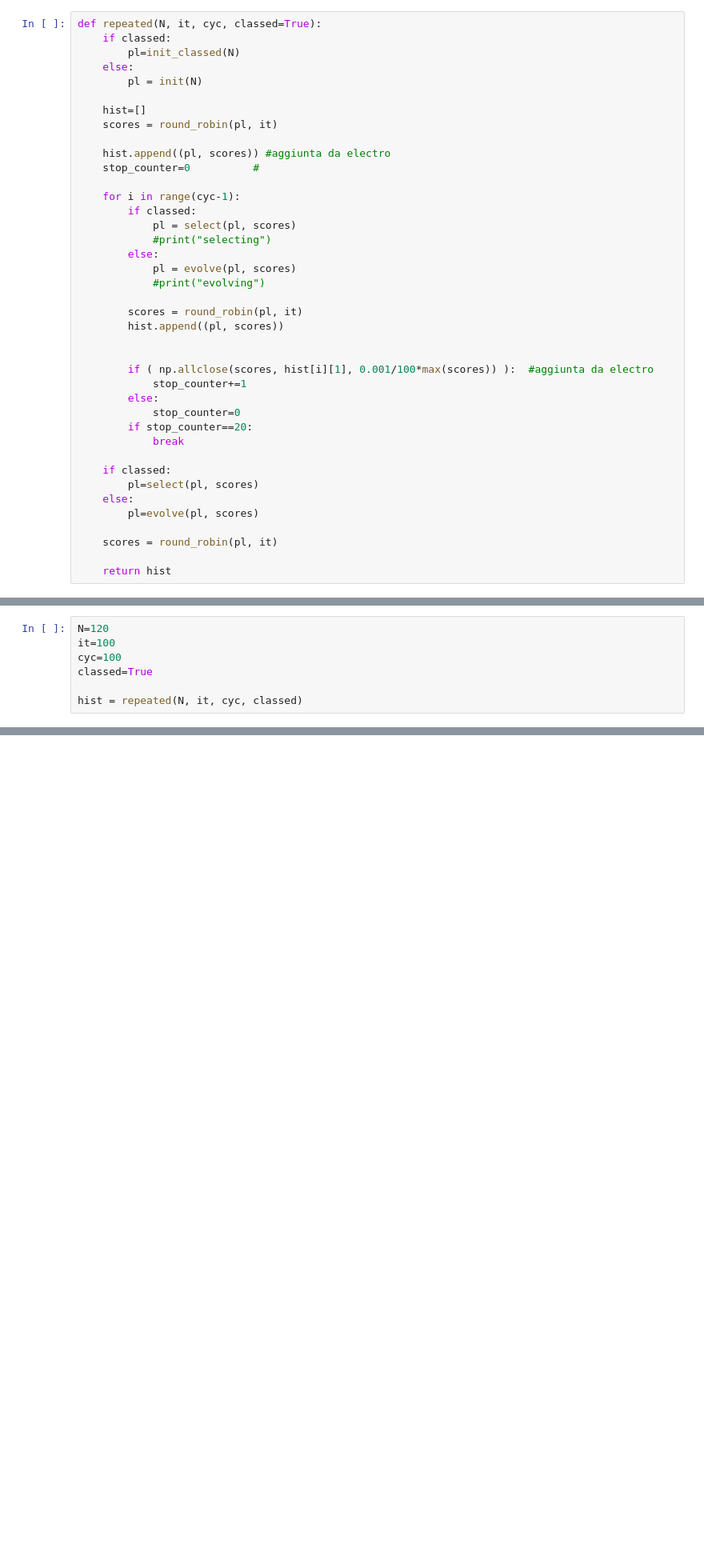
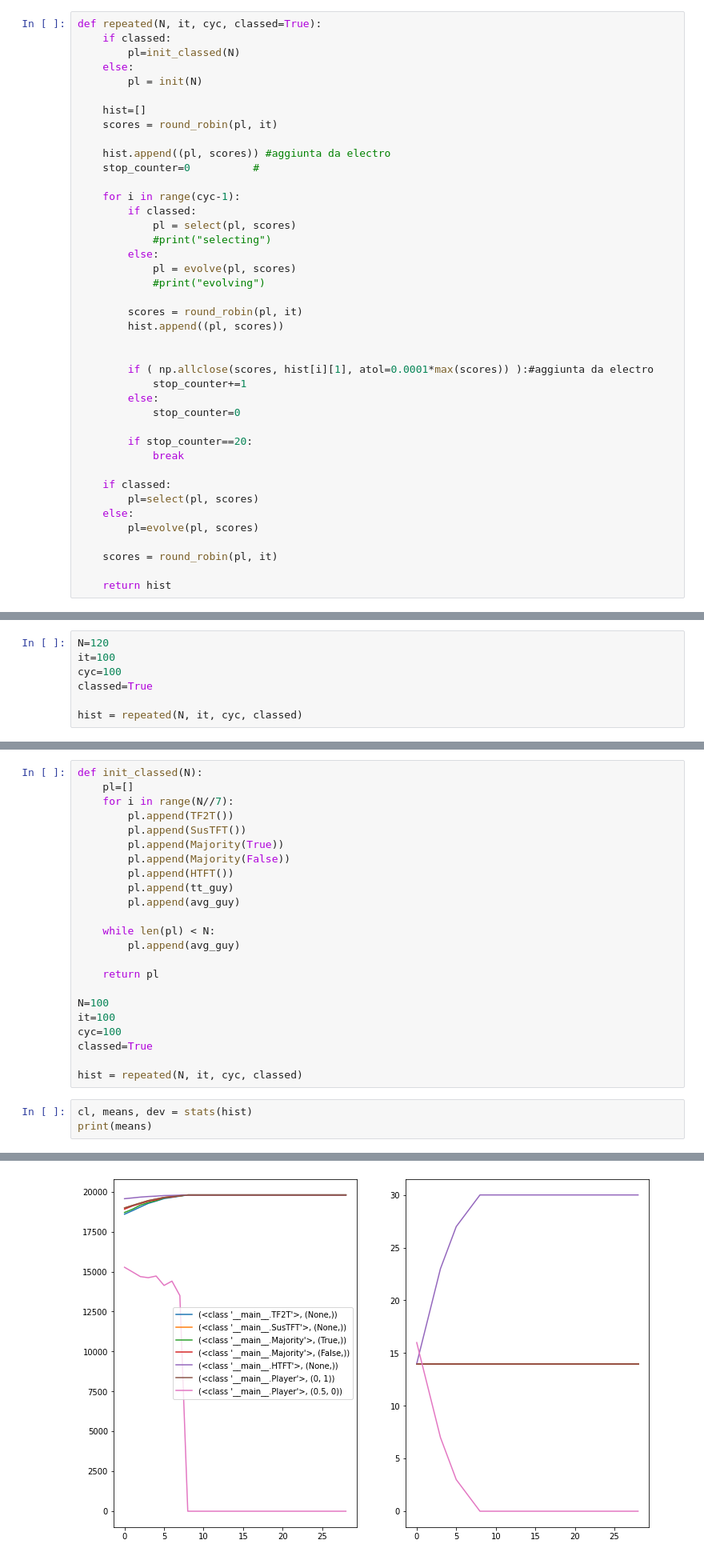
Before and after one commit to PhysicsOfData/LCP_projects_Y5, a Jupyter notebook: simulations.ipynb, the cells around one changed output, grey strips where cells are left out. Shown at 80% size. Saved outputs shown, nothing was run; the diff lists cells and outputs as text; blank space fills up the shorter version.

```diff
--- a/simulations.ipynb
+++ b/simulations.ipynb
@@ -54,10 +60,11 @@ def repeated(N, it, cyc, classed=True):
         hist.append((pl, scores))
 
 
-        if ( np.allclose(scores, hist[i][1], 0.001/100*max(scores)) ):  #aggiunta da electro
+        if ( np.allclose(scores, hist[i][1], atol=0.0001*max(scores)) ):#aggiunta da electro
             stop_counter+=1
         else:
             stop_counter=0
+
         if stop_counter==20:
             break
 
@@ -169,0 +176,27 @@ This enviroment
+# %%
+def init_classed(N):
+    pl=[]
+    for i in range(N//7):
+        pl.append(TF2T())
+        pl.append(SusTFT())
+        pl.append(Majority(True))
+        pl.append(Majority(False))
+        pl.append(HTFT())
+        pl.append(tt_guy)
+        pl.append(avg_guy)
+
+    while len(pl) < N:
+        pl.append(avg_guy)
+
+    return pl
+
+N=100
+it=100
+cyc=100
+classed=True
+
+hist = repeated(N, it, cyc, classed)
+# %%
+cl, means, dev = stats(hist)
+print(means)
+# %% [output]
@@ -170,3 +204,4 @@ This enviroment
+[figure, added]
 # %%
 fig, ax = plt.subplots(1,2)
 cl, sc, nums = select(hist[0][0], hist[0][1], True)
```
Also changed, not shown: parts of 9 cells of this notebook.
